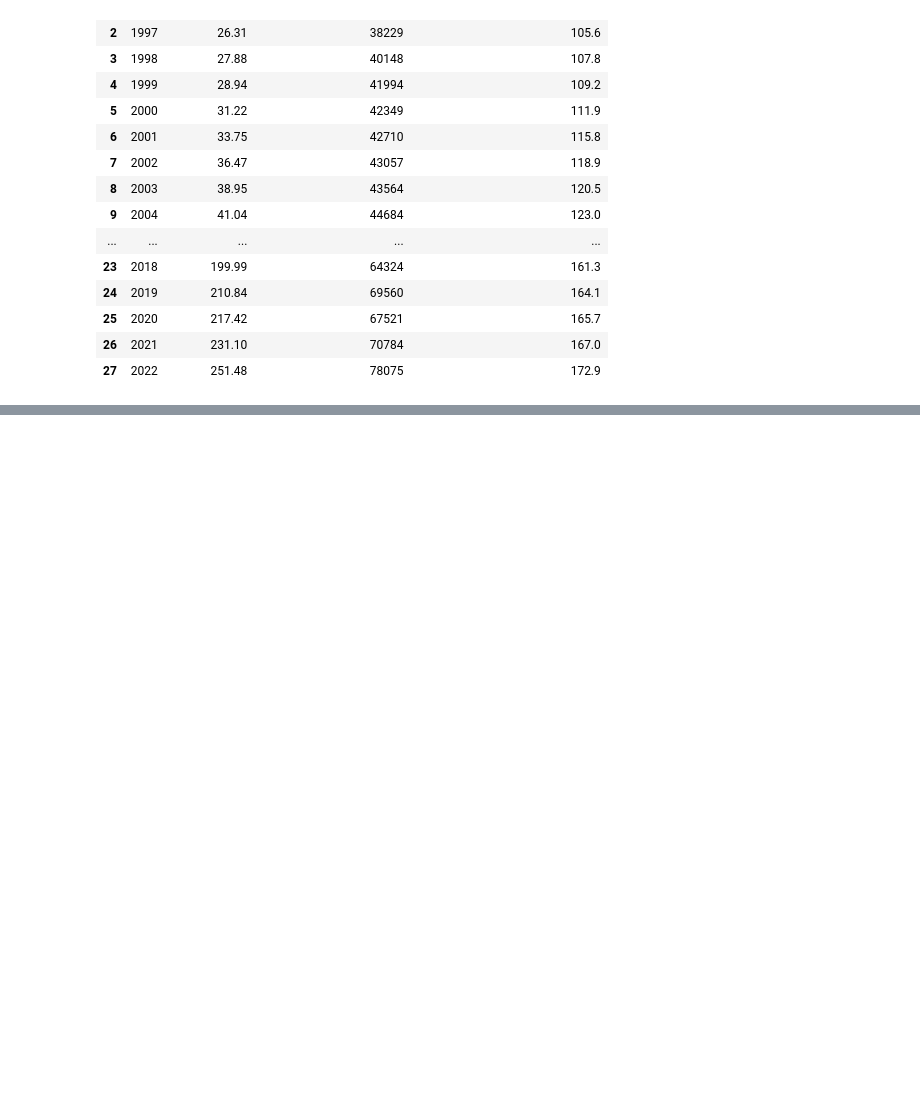
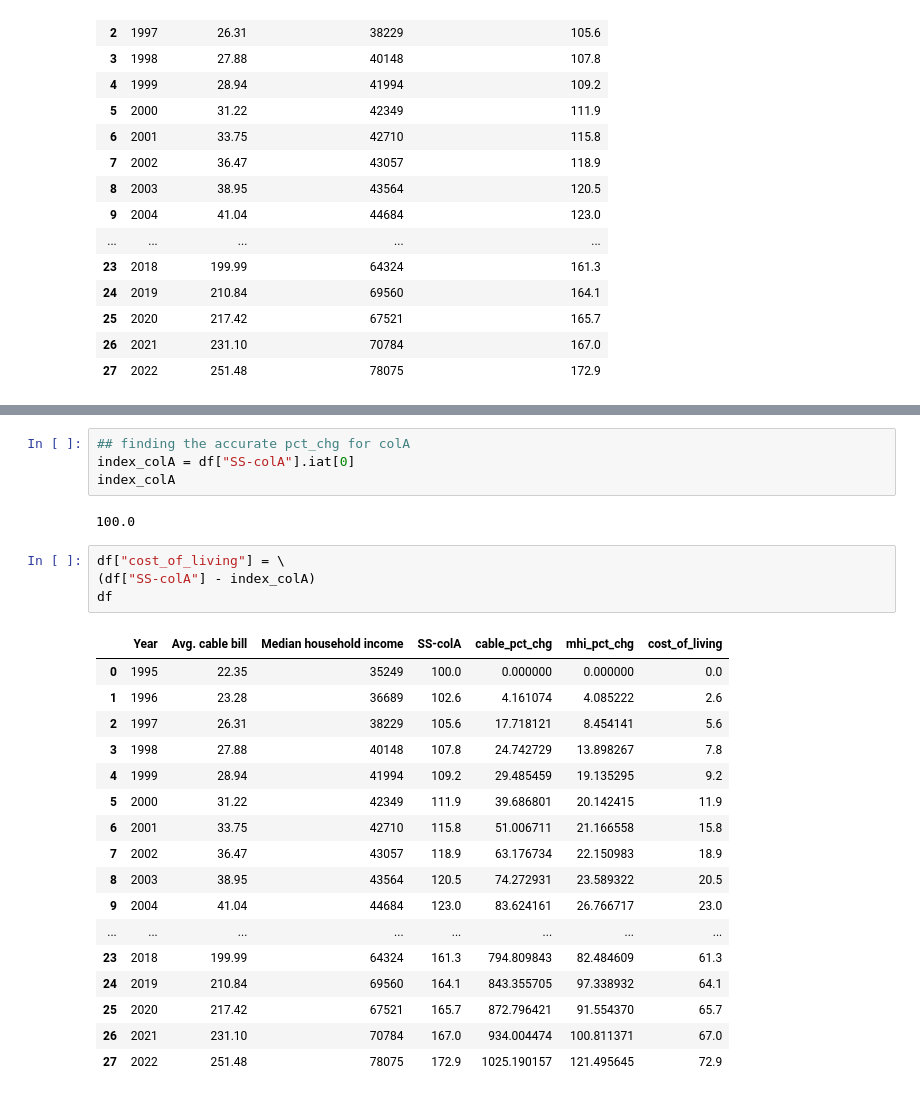
Before and after one commit to sajinashresthacoding/2023-spring-data-journalism-main, a Jupyter notebook: homework/hw-for-wk-12-costOfLiving-BLANK.ipynb, the cells around one changed output, grey strips where cells are left out. Cells and saved outputs as stored; diff of their text form; blank space fills up the shorter version.

```diff
--- a/homework/hw-for-wk-12-costOfLiving-BLANK.ipynb
+++ b/homework/hw-for-wk-12-costOfLiving-BLANK.ipynb
@@ -79,0 +141,28 @@ memory usage: 1.0 KB
+# %%
+## finding the accurate pct_chg for colA
+index_colA = df["SS-colA"].iat[0]
+index_colA
+# %% [output]
+100.0
+# %%
+df["cost_of_living"] = \
+(df["SS-colA"] - index_colA)
+df
+# %% [output]
+|  | Year | Avg. cable bill | Median household income | SS-colA | cable_pct_chg | mhi_pct_chg | cost_of_living |
+| 0 | 1995 | 22.35 | 35249 | 100.0 | 0.000000 | 0.000000 | 0.0 |
+| 1 | 1996 | 23.28 | 36689 | 102.6 | 4.161074 | 4.085222 | 2.6 |
+| 2 | 1997 | 26.31 | 38229 | 105.6 | 17.718121 | 8.454141 | 5.6 |
+| 3 | 1998 | 27.88 | 40148 | 107.8 | 24.742729 | 13.898267 | 7.8 |
+| 4 | 1999 | 28.94 | 41994 | 109.2 | 29.485459 | 19.135295 | 9.2 |
+| 5 | 2000 | 31.22 | 42349 | 111.9 | 39.686801 | 20.142415 | 11.9 |
+| 6 | 2001 | 33.75 | 42710 | 115.8 | 51.006711 | 21.166558 | 15.8 |
+| 7 | 2002 | 36.47 | 43057 | 118.9 | 63.176734 | 22.150983 | 18.9 |
+| 8 | 2003 | 38.95 | 43564 | 120.5 | 74.272931 | 23.589322 | 20.5 |
+| 9 | 2004 | 41.04 | 44684 | 123.0 | 83.624161 | 26.766717 | 23.0 |
+| ... | ... | ... | ... | ... | ... | ... | ... |
+| 23 | 2018 | 199.99 | 64324 | 161.3 | 794.809843 | 82.484609 | 61.3 |
+| 24 | 2019 | 210.84 | 69560 | 164.1 | 843.355705 | 97.338932 | 64.1 |
+| 25 | 2020 | 217.42 | 67521 | 165.7 | 872.796421 | 91.554370 | 65.7 |
+| 26 | 2021 | 231.10 | 70784 | 167.0 | 934.004474 | 100.811371 | 67.0 |
+| 27 | 2022 | 251.48 | 78075 | 172.9 | 1025.190157 | 121.495645 | 72.9 |
```
Also changed, not shown: parts of 12 cells of this notebook.
